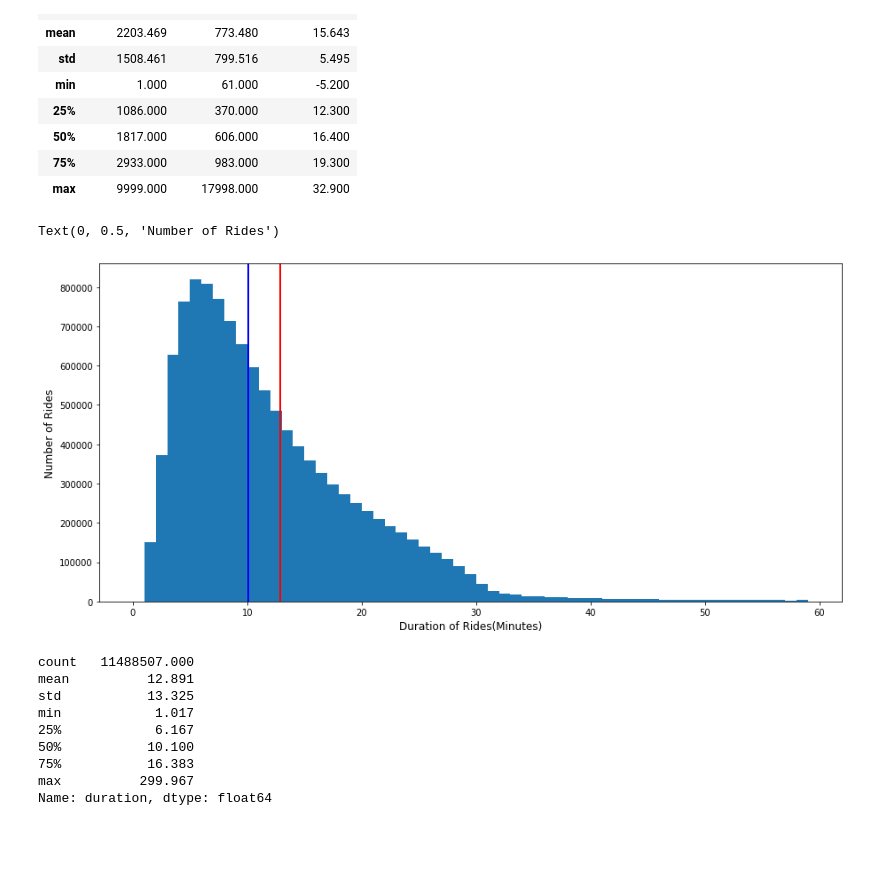
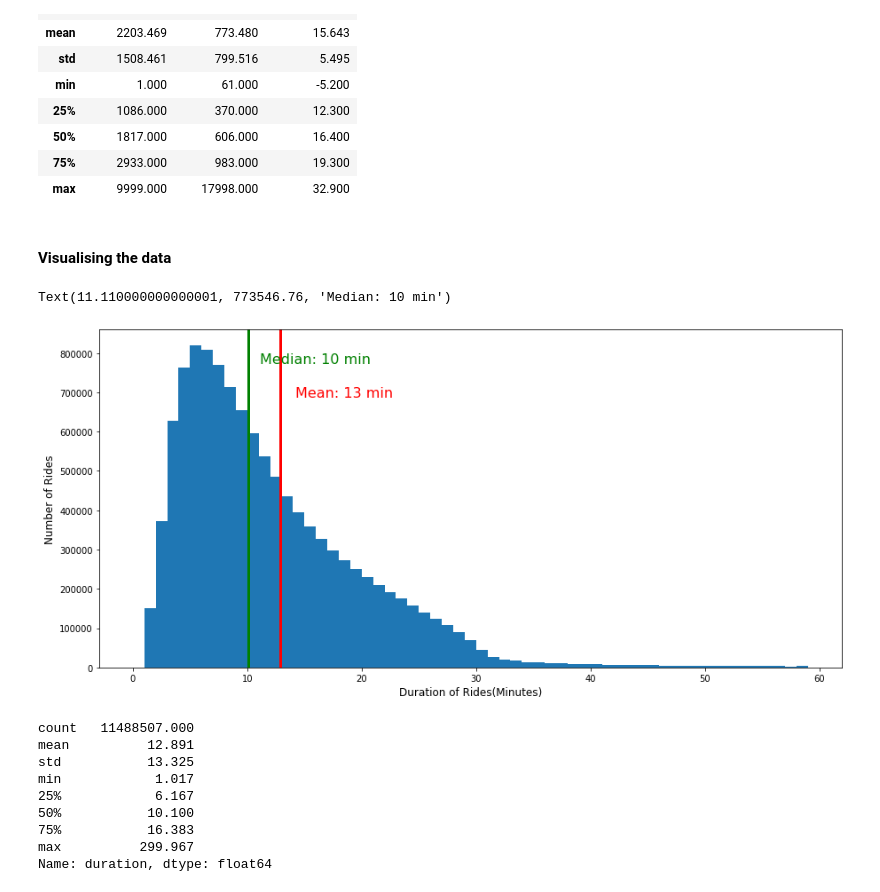
Before and after one commit to kelvinpurdom/HelsinkiCityBikes, a Jupyter notebook: notebooks/HelsinkiCityBikes.ipynb, the cells around one changed output. Cells and saved outputs as stored; diff of their text form; code cells hidden in the pictures; blank space fills up the shorter version.

Commit message:
updated mean and median lines

```diff
--- a/notebooks/HelsinkiCityBikes.ipynb
+++ b/notebooks/HelsinkiCityBikes.ipynb
@@ -109,29 +109,34 @@ df[["distance", "duration", "temperature"]].describe()
 | 50% | 1817.000 | 606.000 | 16.400 |
 | 75% | 2933.000 | 983.000 | 19.300 |
 | max | 9999.000 | 17998.000 | 32.900 |
+# %% [markdown]
+#### Visualising the data
 # %%
 df_ = df.copy()
 
 # Converting seconds to minutes
 df_["duration"] = df_["duration"]/60
 
 # Filtering relevant data
 duration = df_["duration"]
 fig = plt.figure(figsize=(15,7))
 plt.hist(duration, bins= range(60), histtype ="bar")
 
 # adding mean and median lines
 plt.axvline(duration.mean(), color='red', linestyle='-', linewidth=3 )
-plt.axvline(duration.median(), color='blue', linestyle='-', linewidth=3 )
-plt.axvline(duration.max(), color='green', linestyle='-', linewidth=3 )
-#plt.axvline(x = 30, color="blue", linestyle='-', linewidth=1 )
+plt.axvline(duration.median(), color='green', linestyle='-', linewidth=3 )
+
 
 # plot x,y labels
 plt.xlabel("Duration of Rides(Minutes)", fontsize= 12, x = 0.5)
 plt.ylabel("Number of Rides", fontsize= 12)
+
+min_ylim, max_ylim = plt.ylim()
+plt.text(duration.mean()*1.1, max_ylim*0.8, 'Mean: {:.0f} min'.format(duration.mean()), color = 'red',  fontsize= 16)
+plt.text(duration.median()*1.1, max_ylim*0.9, 'Median: {:.0f} min'.format(duration.median()), color = 'green', fontsize= 16)
 # %% [output]
-Text(0, 0.5, 'Number of Rides')
+Text(11.110000000000001, 773546.76, 'Median: 10 min')
-[figure, old version]
+[figure, new version]
 # %%
 duration.describe()
 # %% [output]
```
